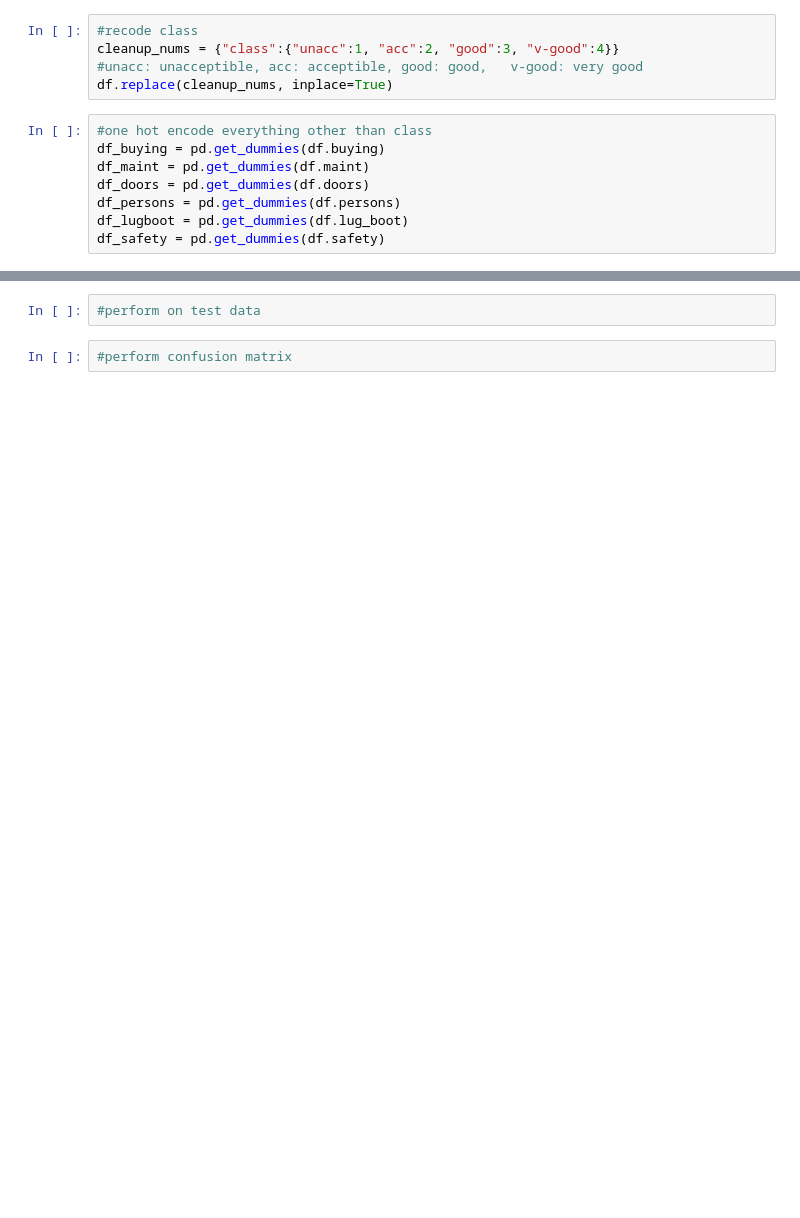
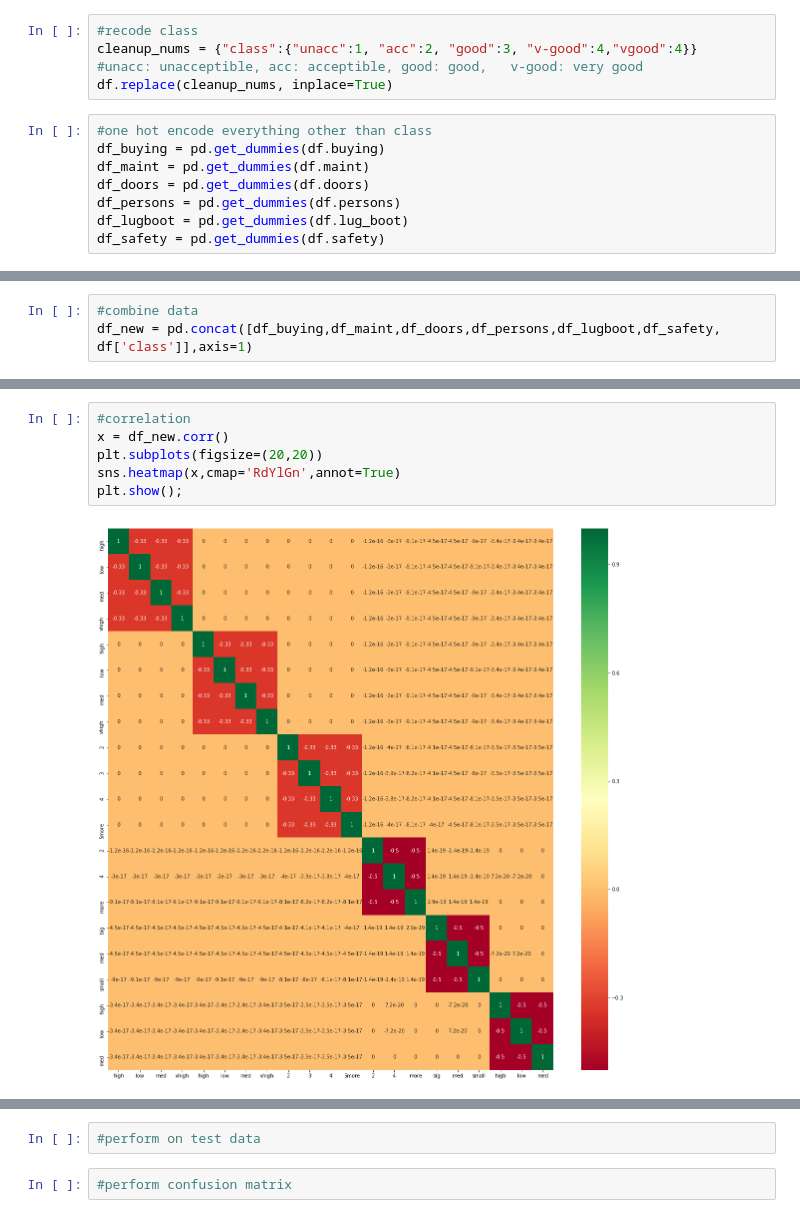
Before and after one commit to edimaudo/Python-projects, a Jupyter notebook: portfolio/car/car_evaluation.ipynb, the cells around one changed output, grey strips where cells are left out. Drawn from its saved outputs; the diff is of its cells as text; blank space fills up the shorter version.

```diff
--- a/portfolio/car/car_evaluation.ipynb
+++ b/portfolio/car/car_evaluation.ipynb
@@ -46,7 +46,7 @@ df.describe()
 | freq | 432 | 432 | 432 | 576 | 576 | 576 | 1210 |
 # %%
 #recode class
-cleanup_nums = {"class":{"unacc":1, "acc":2, "good":3, "v-good":4}}
+cleanup_nums = {"class":{"unacc":1, "acc":2, "good":3, "v-good":4,"vgood":4}}
 #unacc: unacceptible, acc: acceptible, good: good,   v-good: very good
 df.replace(cleanup_nums, inplace=True)
 # %%
@@ -67,0 +60,3 @@ df_safety = pd.get_dummies(df.safety)
+# %%
+#combine data
+df_new = pd.concat([df_buying,df_maint,df_doors,df_persons,df_lugboot,df_safety, df['class']],axis=1)
@@ -67,0 +81,8 @@ df_safety = pd.get_dummies(df.safety)
+# %%
+#correlation
+x = df_new.corr()
+plt.subplots(figsize=(20,20))
+sns.heatmap(x,cmap='RdYlGn',annot=True)
+plt.show();
+# %% [output]
+[figure, added]
```
Also changed, not shown: parts of 10 cells of this notebook.
